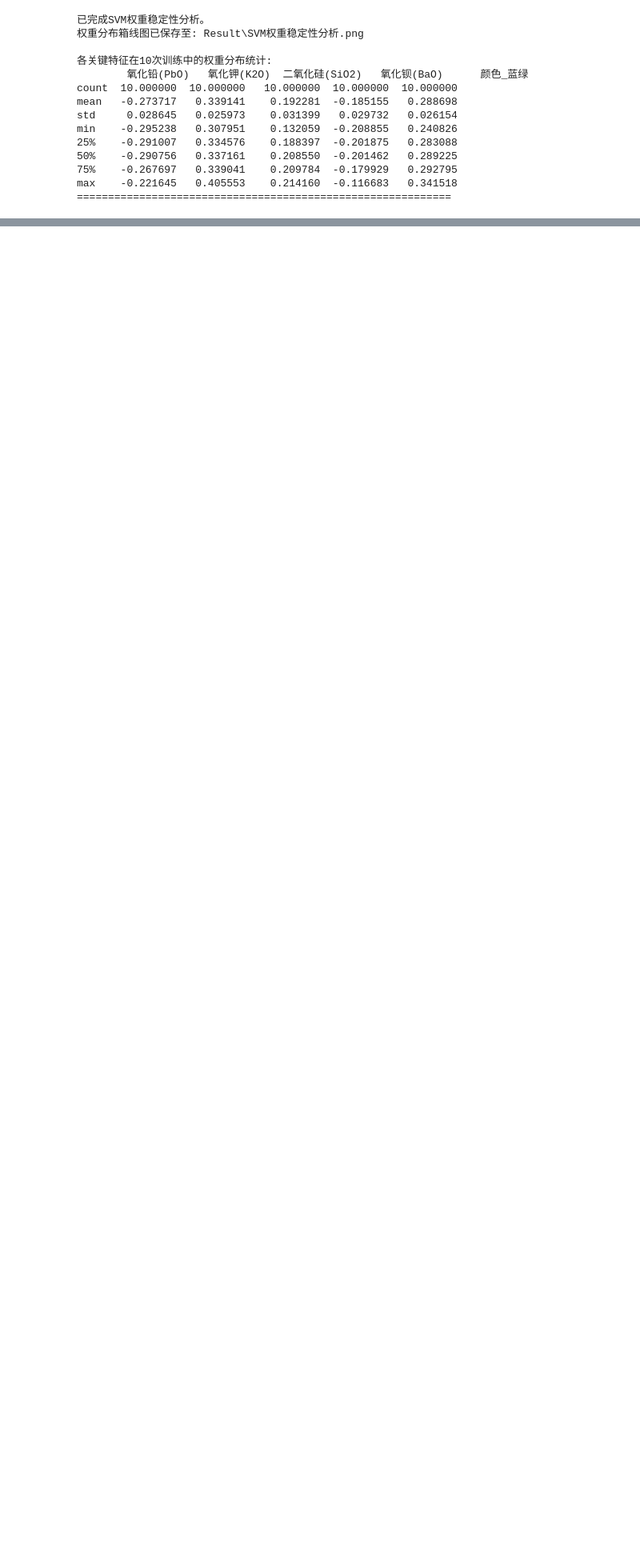
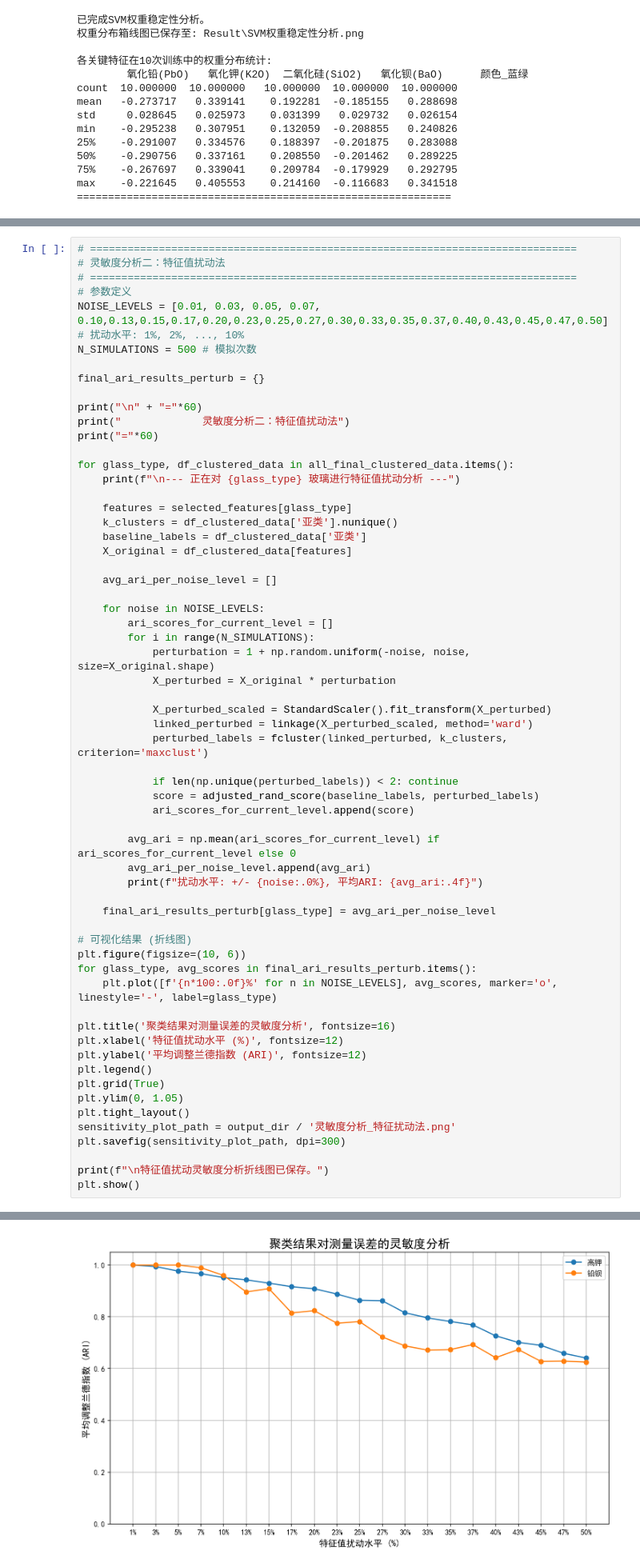
Before and after one commit to fall-fall/2022C, a Jupyter notebook: Code/2/train.ipynb, the cells around one changed output, grey strips where cells are left out. Shown at 80% size. Drawn from its saved outputs; the diff is of its cells as text; blank space fills up the shorter version.

```diff
--- a/Code/2/train.ipynb
+++ b/Code/2/train.ipynb
@@ -563,0 +881,62 @@ print(f"\n灵敏度分析结果箱线图已保存至: {ari_plot_path}")
+# %%
+# ==============================================================================
+# 灵敏度分析二：特征值扰动法
+# ==============================================================================
+# 参数定义
+NOISE_LEVELS = [0.01, 0.03, 0.05, 0.07, 0.10,0.13,0.15,0.17,0.20,0.23,0.25,0.27,0.30,0.33,0.35,0.37,0.40,0.43,0.45,0.47,0.50] # 扰动水平: 1%, 2%, ..., 10%
+N_SIMULATIONS = 500 # 模拟次数
+
+final_ari_results_perturb = {}
+
+print("\n" + "="*60)
+print("             灵敏度分析二：特征值扰动法")
+print("="*60)
+
+for glass_type, df_clustered_data in all_final_clustered_data.items():
+    print(f"\n--- 正在对 {glass_type} 玻璃进行特征值扰动分析 ---")
+
+    features = selected_features[glass_type]
+    k_clusters = df_clustered_data['亚类'].nunique()
+    baseline_labels = df_clustered_data['亚类']
+    X_original = df_clustered_data[features]
+
+    avg_ari_per_noise_level = []
+
+    for noise in NOISE_LEVELS:
+        ari_scores_for_current_level = []
+        for i in range(N_SIMULATIONS):
+            perturbation = 1 + np.random.uniform(-noise, noise, size=X_original.shape)
+            X_perturbed = X_original * perturbation
+
+            X_perturbed_scaled = StandardScaler().fit_transform(X_perturbed)
+            linked_perturbed = linkage(X_perturbed_scaled, method='ward')
+            perturbed_labels = fcluster(linked_perturbed, k_clusters, criterion='maxclust')
+
+            if len(np.unique(perturbed_labels)) < 2: continue
+            score = adjusted_rand_score(baseline_labels, perturbed_labels)
+            ari_scores_for_current_level.append(score)
+
+        avg_ari = np.mean(ari_scores_for_current_level) if ari_scores_for_current_level else 0
+        avg_ari_per_noise_level.append(avg_ari)
+        print(f"扰动水平: +/- {noise:.0%}, 平均ARI: {avg_ari:.4f}")
+
+    final_ari_results_perturb[glass_type] = avg_ari_per_noise_level
+
+# 可视化结果 (折线图)
+plt.figure(figsize=(10, 6))
+for glass_type, avg_scores in final_ari_results_perturb.items():
+    plt.plot([f'{n*100:.0f}%' for n in NOISE_LEVELS], avg_scores, marker='o', linestyle='-', label=glass_type)
+
+plt.title('聚类结果对测量误差的灵敏度分析', fontsize=16)
+plt.xlabel('特征值扰动水平 (%)', fontsize=12)
+plt.ylabel('平均调整兰德指数 (ARI)', fontsize=12)
+plt.legend()
+plt.grid(True)
+plt.ylim(0, 1.05)
+plt.tight_layout()
+sensitivity_plot_path = output_dir / '灵敏度分析_特征扰动法.png'
+plt.savefig(sensitivity_plot_path, dpi=300)
+
+print(f"\n特征值扰动灵敏度分析折线图已保存。")
+plt.show()
+# %% [output]
@@ -563,0 +960 @@ print(f"\n灵敏度分析结果箱线图已保存至: {ari_plot_path}")
+[figure, added]
```
Also changed, not shown: parts of 12 cells of this notebook, 44 other files.
